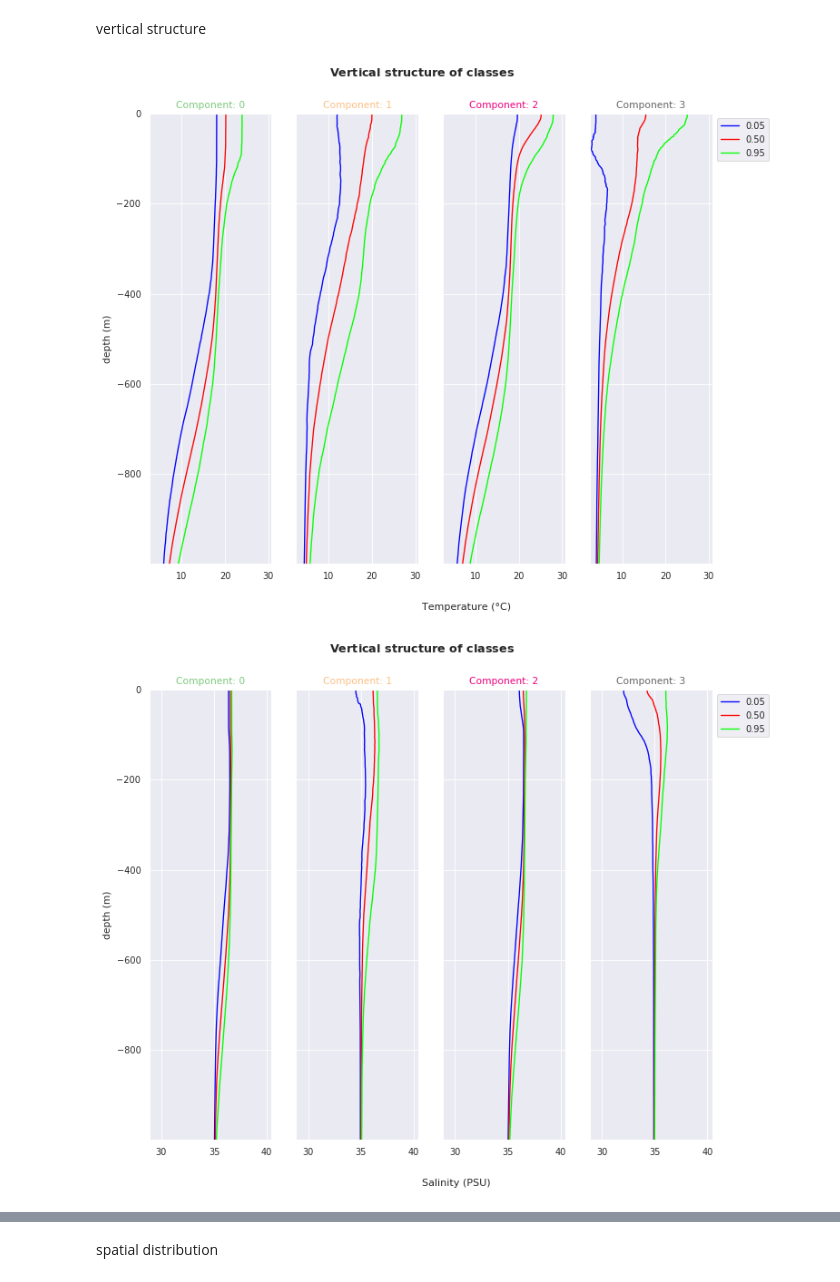
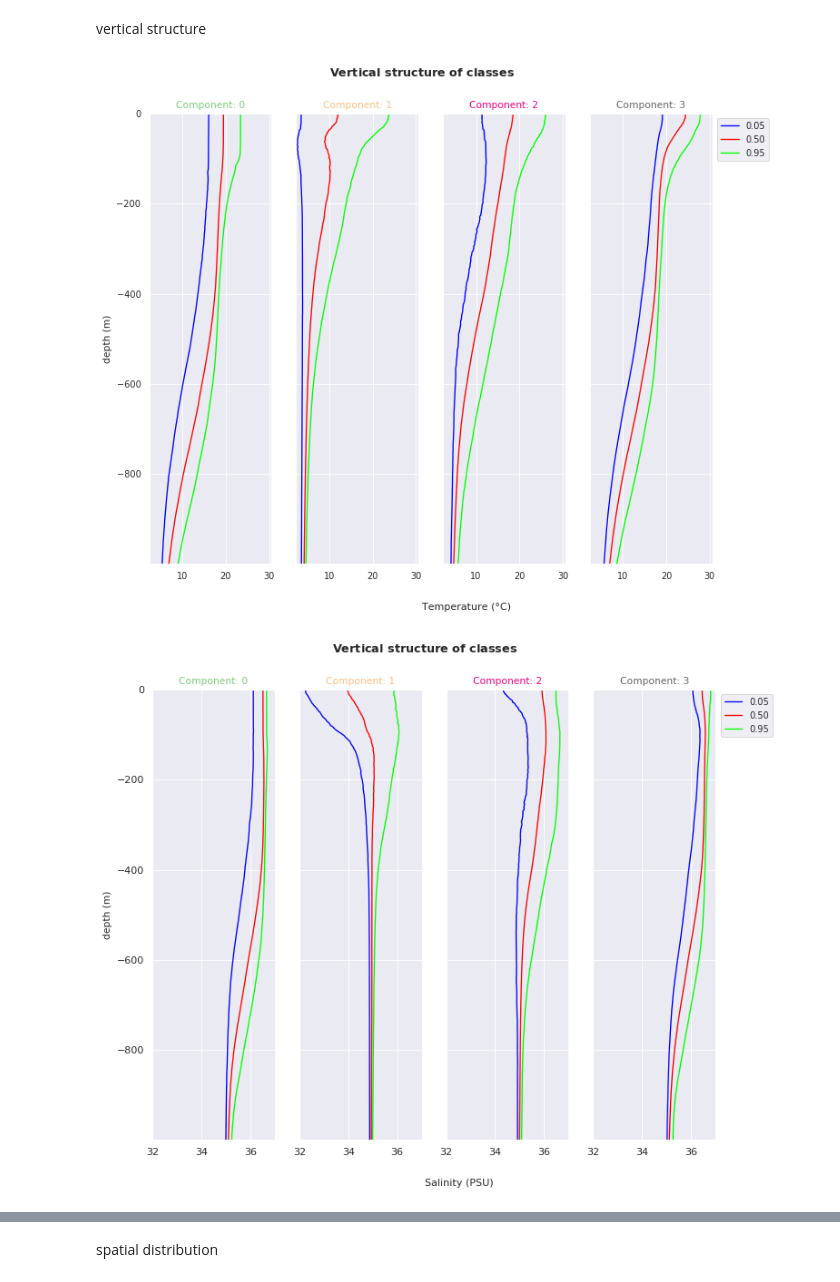
Before and after one commit to euroargodev/DMQC-PCM, a Jupyter notebook: PCM-design/Classif_ArgoReferenceDatabase.ipynb, the cells around one changed output, grey strips where cells are left out. Saved outputs shown, nothing was run; the diff lists cells and outputs as text; code cells hidden in the pictures.

Commit message:
[add] new notebook refence envelop plots

```diff
--- a/PCM-design/Classif_ArgoReferenceDatabase.ipynb
+++ b/PCM-design/Classif_ArgoReferenceDatabase.ipynb
@@ -34,7 +34,7 @@ argo_loader = ArgoDataFetcher()
 Reference data selection
 # %%
 # geographical extent
-geo_extent = [-70, -43, 32, 49] # [min lon, max lon, min lat, max lat]
+geo_extent = [-70, -39, 32, 50] # [min lon, max lon, min lat, max lat]
 # depth for interpolation
 max_depth = 1000
 # chose season ('DJF', 'MAM', 'JJA', 'SON' or 'all')
@@ -320,11 +322,11 @@ vertical structure
 # %%
 P.vertical_structure(q_variable = var_name_ds[0] + '_Q', sharey=True, xlabel='Temperature (°C)')
 # %% [output]
-[figure, old version]
+[figure, new version]
 # %%
-P.vertical_structure(q_variable = var_name_ds[1] + '_Q', sharey=True, xlabel='Salinity (PSU)')
+P.vertical_structure(q_variable = var_name_ds[1] + '_Q', sharey=True, xlabel='Salinity (PSU)', xlim=[32,37])
 # %% [output]
-[figure, old version]
+[figure, new version]
 # %%
 P.vertical_structure_comp(q_variable = var_name_ds[0] + '_Q', plot_q= 'all', xlabel='Temperature (°C)')
 # %% [output]
```
Also changed, not shown: parts of 16 cells of this notebook, 9 other files.
